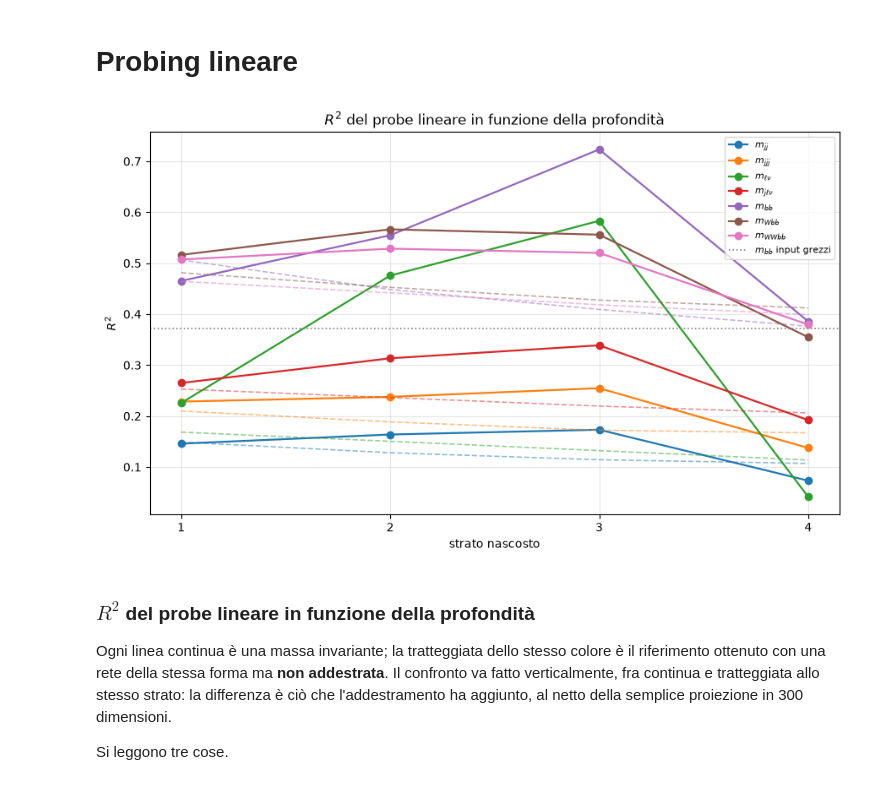
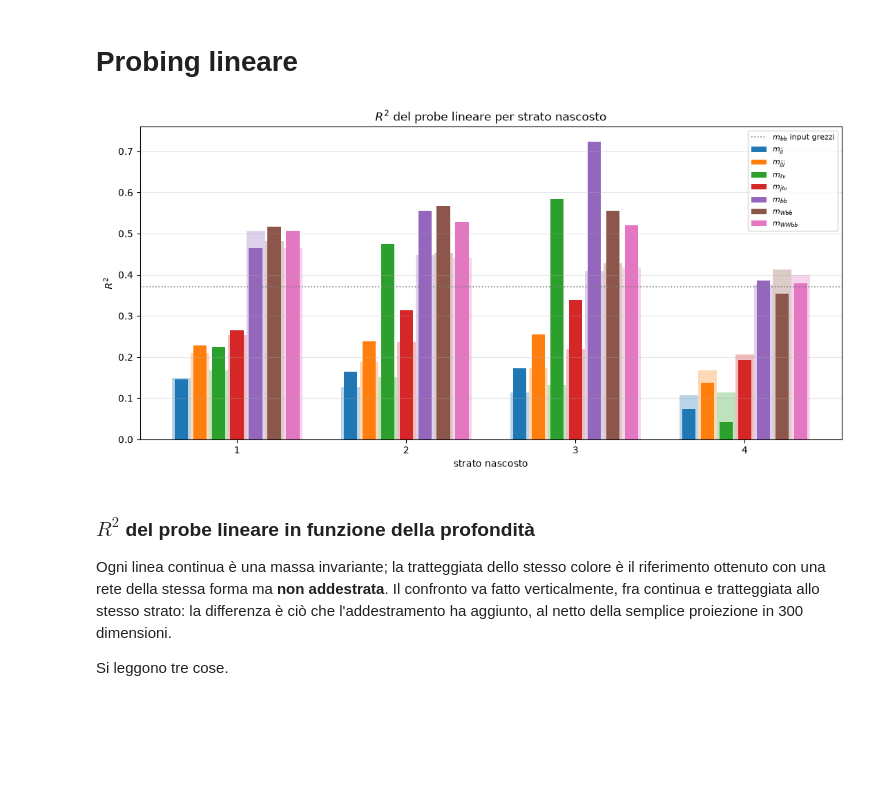
Before and after one commit to alivergani/Deep-Learning, a Jupyter notebook: ExoticParticles_HEP/notebooks/analisi_probing.ipynb, the cells around one changed output. Cells and saved outputs as stored; diff of their text form; code cells hidden in the pictures; blank space fills up the shorter version.

```diff
--- a/ExoticParticles_HEP/notebooks/analisi_probing.ipynb
+++ b/ExoticParticles_HEP/notebooks/analisi_probing.ipynb
@@ -40,30 +40,34 @@ def matrice(p, prefisso="strato"):
 # %%
 M = matrice(pmod)                    # (4, 7)
 C = matrice(pmod, "casuale_strato")
 inp = np.array(pmod["r2"]["input"])
 strati = np.arange(1, 5)
 
-fig, ax = plt.subplots(figsize=(9, 5.5))
+fig, ax = plt.subplots(figsize=(11, 5.5))
+
+larghezza = 0.11
+offset = (np.arange(len(masse)) - (len(masse) - 1) / 2) * larghezza
 
 for j, nome in enumerate(masse):
     colore = COLORI_MASSE[nome]
-    ax.plot(strati, M[:, j], "-", marker="o", color=colore, linewidth=1.6,
-            label=ETICHETTE_MASSE[nome])
-    ax.plot(strati, C[:, j], "--", color=colore, alpha=0.5, linewidth=1.2)
+    posizioni = strati + offset[j]
+    ax.bar(posizioni, C[:, j], larghezza, color=colore, alpha=0.3)
+    ax.bar(posizioni, M[:, j], larghezza * 0.72, color=colore,
+           label=ETICHETTE_MASSE[nome])
 
 ax.axhline(y=inp[4], color="gray", linestyle=":", linewidth=1.2,
            label="$m_{bb}$ input grezzi")
 
-ax.set_title("$R^2$ del probe lineare in funzione della profondità")
+ax.set_title("$R^2$ del probe lineare per strato nascosto")
 ax.set_xlabel("strato nascosto")
 ax.set_ylabel("$R^2$")
 ax.set_xticks(strati)
-ax.grid(alpha=0.3)
+ax.grid(axis="y", alpha=0.3)
 ax.legend(fontsize=8)
 fig.tight_layout()
 plt.show()
 # %% [output]
-[figure, old version]
+[figure, new version]
 # %% [markdown]
 ### $R^2$ del probe lineare in funzione della profondità
 
```
Also changed, not shown: parts of 2 cells of this notebook, 1 other file.
